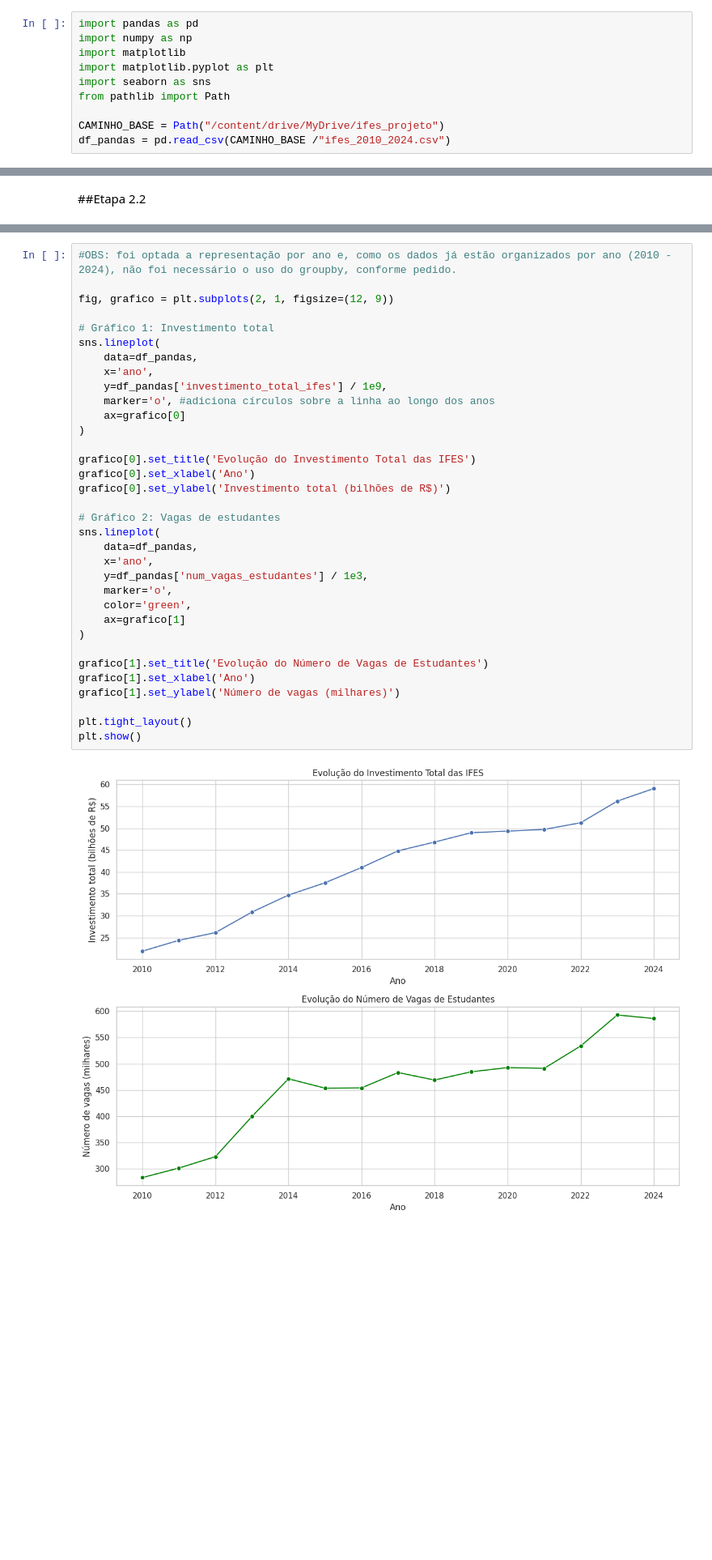
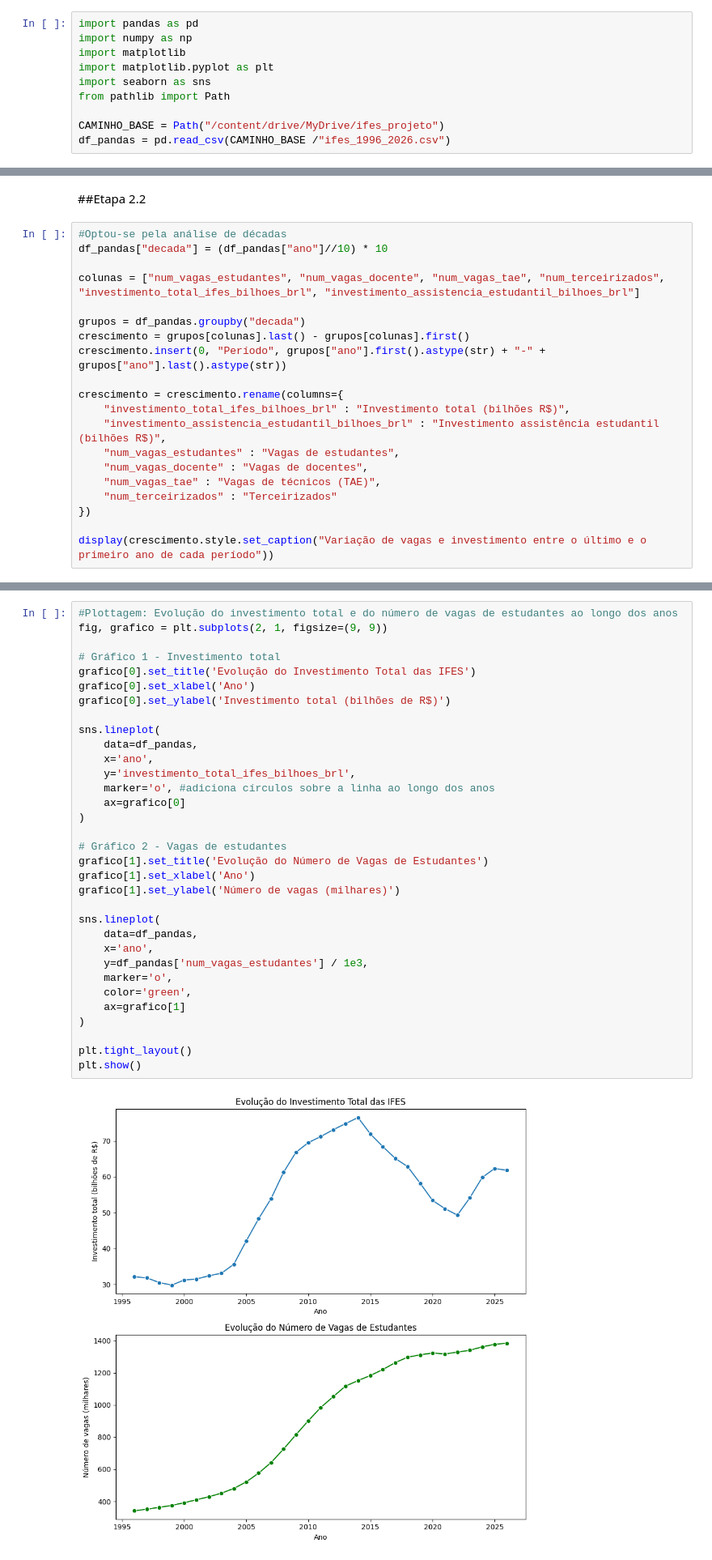
Before and after one commit to Tiago19M/ifes-visualizacao-dados, a Jupyter notebook: visu_dados_ifes.ipynb, the cells around one changed output, grey strips where cells are left out. Shown at 81% size. Drawn from its saved outputs; the diff is of its cells as text; blank space fills up the shorter version.

```diff
--- a/visu_dados_ifes.ipynb
+++ b/visu_dados_ifes.ipynb
@@ -14,4 +14,4 @@ import seaborn as sns
 from pathlib import Path
 
 CAMINHO_BASE = Path("/content/drive/MyDrive/ifes_projeto")
-df_pandas = pd.read_csv(CAMINHO_BASE /"ifes_2010_2024.csv")
+df_pandas = pd.read_csv(CAMINHO_BASE /"ifes_1996_2026.csv")
@@ -72,2 +73,22 @@ Observa-se acima a ordem de grandeza da mediana de cada uma das variáveis prese
 # %% [markdown]
 ##Etapa 2.2
+# %%
+#Optou-se pela análise de décadas
+df_pandas["decada"] = (df_pandas["ano"]//10) * 10
+
+colunas = ["num_vagas_estudantes", "num_vagas_docente", "num_vagas_tae", "num_terceirizados", "investimento_total_ifes_bilhoes_brl", "investimento_assistencia_estudantil_bilhoes_brl"]
+
+grupos = df_pandas.groupby("decada")
+crescimento = grupos[colunas].last() - grupos[colunas].first()
+crescimento.insert(0, "Período", grupos["ano"].first().astype(str) + "-" + grupos["ano"].last().astype(str))
+
+crescimento = crescimento.rename(columns={
+    "investimento_total_ifes_bilhoes_brl" : "Investimento total (bilhões R$)",
+    "investimento_assistencia_estudantil_bilhoes_brl" : "Investimento assistência estudantil (bilhões R$)",
+    "num_vagas_estudantes" : "Vagas de estudantes",
+    "num_vagas_docente" : "Vagas de docentes",
+    "num_vagas_tae" : "Vagas de técnicos (TAE)",
+    "num_terceirizados" : "Terceirizados"
+})
+
+display(crescimento.style.set_caption("Variação de vagas e investimento entre o último e o primeiro ano de cada período"))
@@ -74,39 +103,38 @@ Observa-se acima a ordem de grandeza da mediana de cada uma das variáveis prese
 # %%
-#OBS: foi optada a representação por ano e, como os dados já estão organizados por ano (2010 - 2024), não foi necessário o uso do groupby, conforme pedido.
+#Plottagem: Evolução do investimento total e do número de vagas de estudantes ao longo dos anos
+fig, grafico = plt.subplots(2, 1, figsize=(9, 9))
 
-fig, grafico = plt.subplots(2, 1, figsize=(12, 9))
+# Gráfico 1 - Investimento total
+grafico[0].set_title('Evolução do Investimento Total das IFES')
+grafico[0].set_xlabel('Ano')
+grafico[0].set_ylabel('Investimento total (bilhões de R$)')
 
-# Gráfico 1: Investimento total
 sns.lineplot(
     data=df_pandas,
     x='ano',
-    y=df_pandas['investimento_total_ifes'] / 1e9,
+    y='investimento_total_ifes_bilhoes_brl',
     marker='o', #adiciona círculos sobre a linha ao longo dos anos
     ax=grafico[0]
 )
 
-grafico[0].set_title('Evolução do Investimento Total das IFES')
-grafico[0].set_xlabel('Ano')
-grafico[0].set_ylabel('Investimento total (bilhões de R$)')
+# Gráfico 2 - Vagas de estudantes
+grafico[1].set_title('Evolução do Número de Vagas de Estudantes')
+grafico[1].set_xlabel('Ano')
+grafico[1].set_ylabel('Número de vagas (milhares)')
 
-# Gráfico 2: Vagas de estudantes
 sns.lineplot(
     data=df_pandas,
     x='ano',
     y=df_pandas['num_vagas_estudantes'] / 1e3,
     marker='o',
     color='green',
     ax=grafico[1]
 )
 
-grafico[1].set_title('Evolução do Número de Vagas de Estudantes')
-grafico[1].set_xlabel('Ano')
-grafico[1].set_ylabel('Número de vagas (milhares)')
-
 plt.tight_layout()
 plt.show()
 # %% [output]
-[figure, old version]
+[figure, new version]
 # %% [markdown]
 Para a análise da evolução do investimento total das IFES e do número de vagas de estudantes, optou-se por representações independentes devido às diferentes ordens de grandeza e unidades dos dados (reais e vagas, respectivamente). Para a exposição dos dados foi escolhido o gráfico de linhas, por ser um modelo bastante eficiente na comunicação visual da variação absoluta de dados numéricos ao longo dos anos. Além disso, as duas grandezas foram representadas com cores distintas e facilmente diferenciáveis (verde e azul), objetivando maior clareza.
 # %% [markdown]
```
Also changed, not shown: parts of 15 cells of this notebook.
